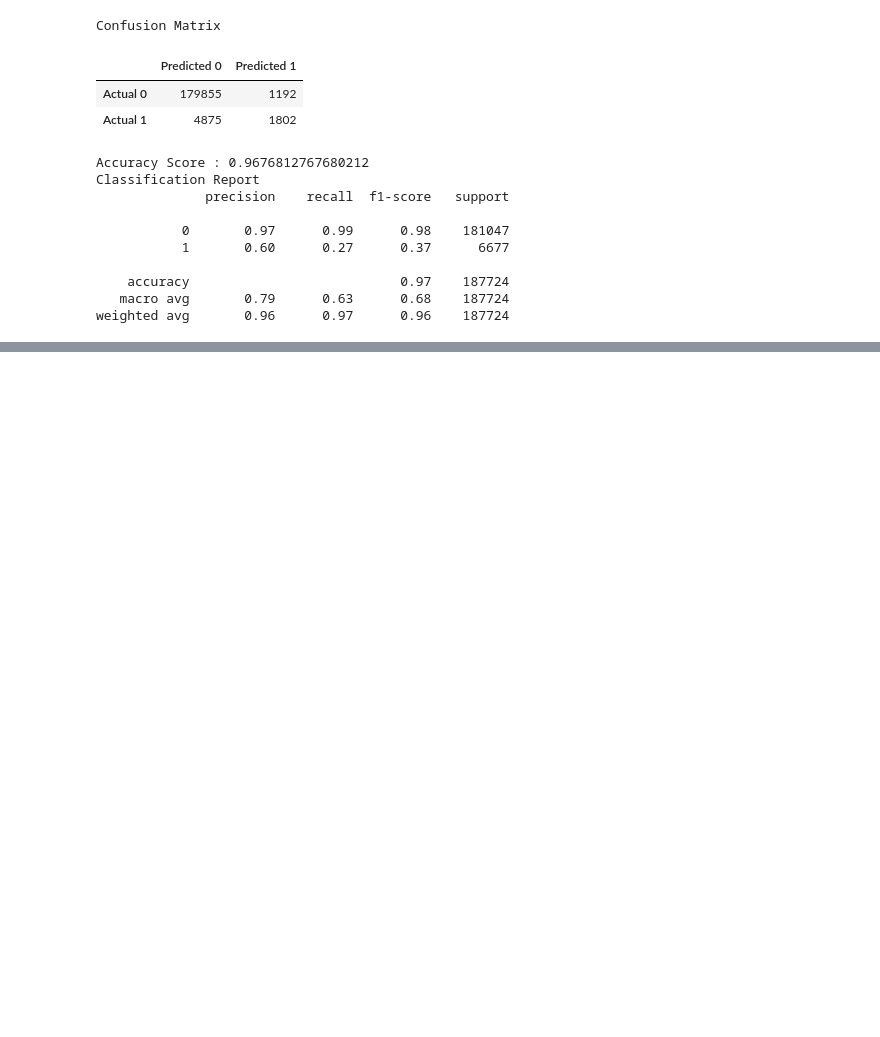
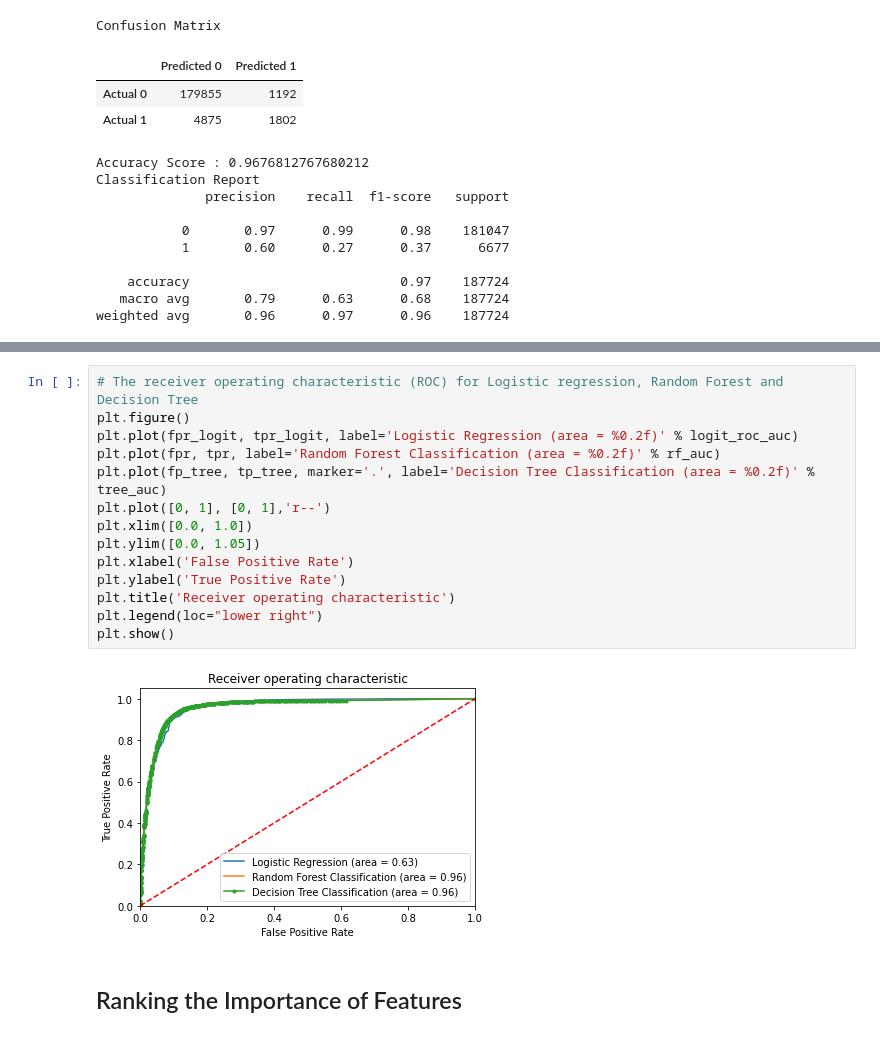
Before and after one commit to hariniv22/Covid_19_Data_Analysis, a Jupyter notebook: End-to-End_code.ipynb, the cells around one changed output, grey strips where cells are left out. Drawn from its saved outputs; the diff is of its cells as text; blank space fills up the shorter version.

```diff
--- a/End-to-End_code.ipynb
+++ b/End-to-End_code.ipynb
@@ -680,0 +700,18 @@ weighted avg       0.96      0.97      0.96    187724
+# %%
+# The receiver operating characteristic (ROC) for Logistic regression, Random Forest and Decision Tree
+plt.figure()
+plt.plot(fpr_logit, tpr_logit, label='Logistic Regression (area = %0.2f)' % logit_roc_auc)
+plt.plot(fpr, tpr, label='Random Forest Classification (area = %0.2f)' % rf_auc)
+plt.plot(fp_tree, tp_tree, marker='.', label='Decision Tree Classification (area = %0.2f)' % tree_auc)
+plt.plot([0, 1], [0, 1],'r--')
+plt.xlim([0.0, 1.0])
+plt.ylim([0.0, 1.05])
+plt.xlabel('False Positive Rate')
+plt.ylabel('True Positive Rate')
+plt.title('Receiver operating characteristic')
+plt.legend(loc="lower right")
+plt.show()
+# %% [output]
+[figure, added]
+# %% [markdown]
+## Ranking the Importance of Features
```
Also changed, not shown: parts of 16 cells of this notebook.
